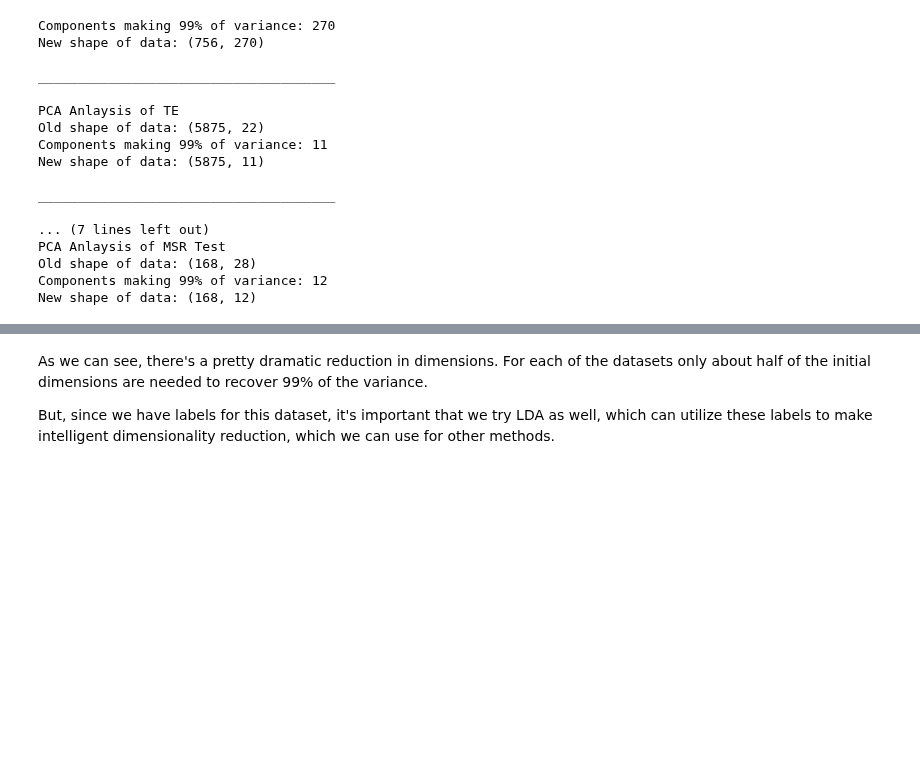
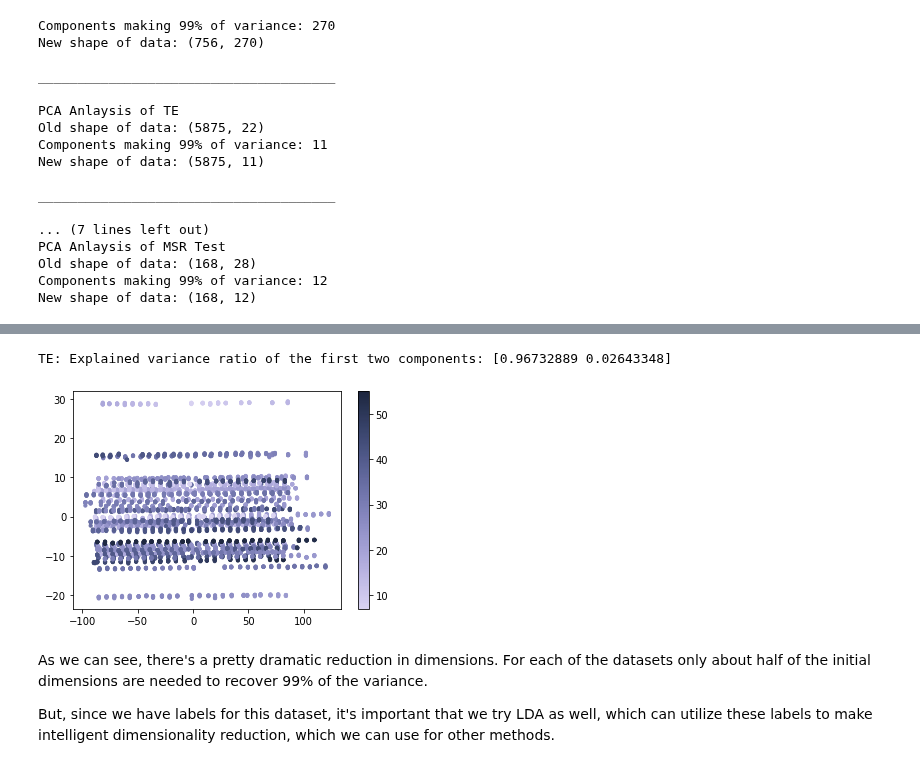
Before and after one commit to adachille/parkinsons-detector, a Jupyter notebook: parkinsons-data-exploration-copy.ipynb, the cells around one changed output, grey strips where cells are left out. Drawn from its saved outputs; the diff is of its cells as text; code cells hidden in the pictures; blank space fills up the shorter version.

```diff
--- a/parkinsons-data-exploration-copy.ipynb
+++ b/parkinsons-data-exploration-copy.ipynb
@@ -285,3 +301,14 @@ New shape of data: (168, 12)
+# %%
+TE_pca = pca.fit_transform(te_data[te_columns])
+print('TE: Explained variance ratio of the first two components: %s'
+      % str(pca.explained_variance_ratio_))
+cmap = sns.cubehelix_palette(start=2.8, rot=.1, as_cmap=True)
+f, ax = plt.subplots()
+points = ax.scatter(TE_pca[:,0], TE_pca[:,1], c=te_data.total_UPDRS, s=10, cmap=cmap);
+f.colorbar(points);
+# %% [output]
+TE: Explained variance ratio of the first two components: [0.96732889 0.02643348]
+[figure, added]
 # %% [markdown]
 As we can see, there's a pretty dramatic reduction in dimensions. For each of the datasets only about half of the initial dimensions are needed to recover 99% of the variance.
 
```
Also changed, not shown: parts of 3 cells of this notebook.
